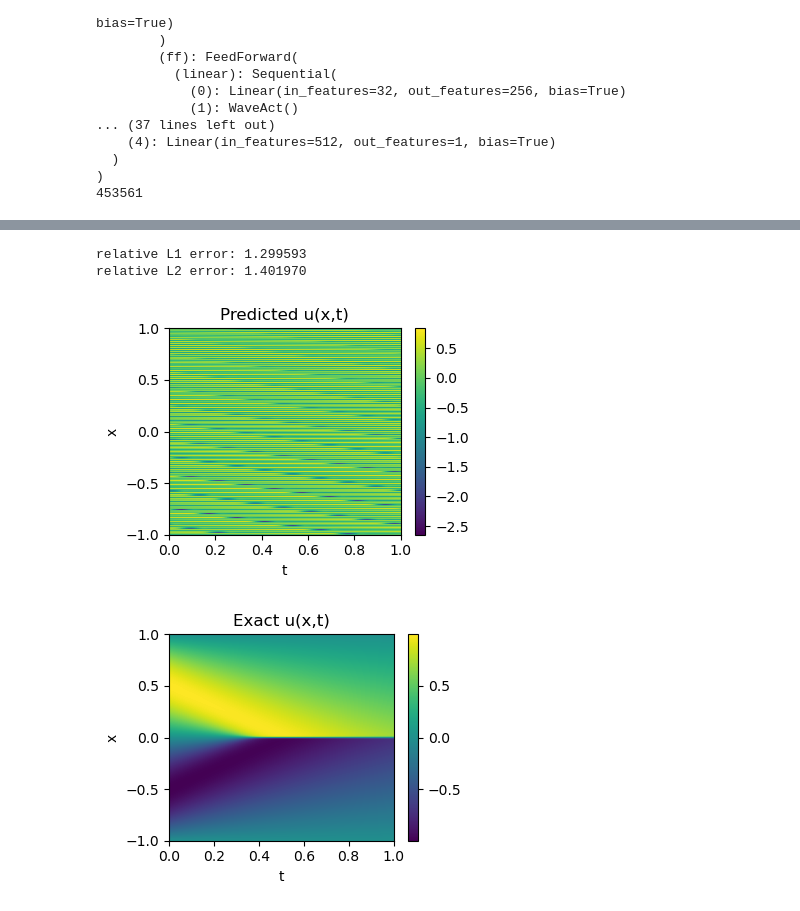
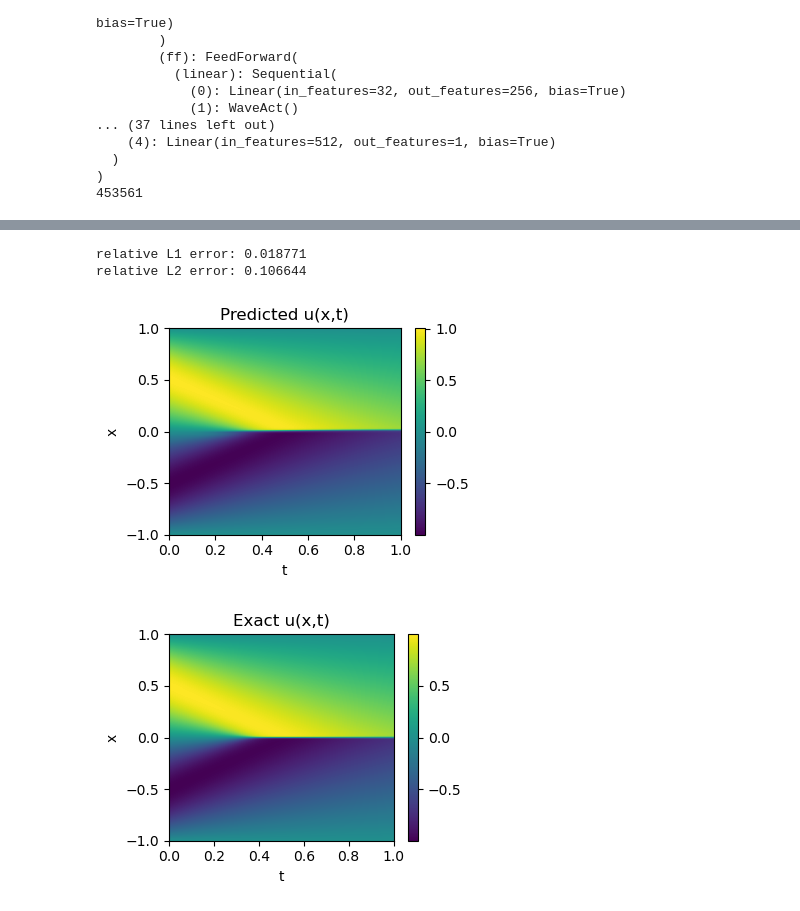
Before and after one commit to chenyuli12345/pinnsformer, a Jupyter notebook: demo/Burgers/burgers_pinnsformer.ipynb, the cells around one changed output, grey strips where cells are left out. Drawn from its saved outputs; the diff is of its cells as text; code cells hidden in the pictures.

```diff
--- a/demo/Burgers/burgers_pinnsformer.ipynb
+++ b/demo/Burgers/burgers_pinnsformer.ipynb
@@ -127,37 +129,37 @@ Train Loss: 0.018482
 # %%
 # Visualize PINNsformer
 res_test = make_time_sequence(res_test, num_step=5, step=1e-4)
 res_test = torch.tensor(res_test, dtype=torch.float32, requires_grad=True).to(device)
 x_test, t_test = res_test[:,:,0:1], res_test[:,:,1:2]
 
 with torch.no_grad():
     pred = model(x_test, t_test)[:,0:1]
     pred = pred.cpu().detach().numpy()
 
-pred = pred.reshape(256,100)
+pred = pred.reshape(100,256).T
 
 mat = scipy.io.loadmat('./burgers_shock.mat')
 u = mat['usol'].reshape(256,100)
 
 rl1 = np.sum(np.abs(u-pred)) / np.sum(np.abs(u))
 rl2 = np.sqrt(np.sum((u-pred)**2) / np.sum(u**2))
 
 print('relative L1 error: {:4f}'.format(rl1))
 print('relative L2 error: {:4f}'.format(rl2))
 
 plt.figure(figsize=(4,3))
 plt.imshow(pred, extent=[0,1,-1,1], aspect='auto')
 plt.xlabel('t')
 plt.ylabel('x')
 plt.title('Predicted u(x,t)')
 plt.colorbar()
 plt.tight_layout()
 plt.savefig('./convection_pinnsformer_pred.png')
 plt.show()
 # %% [output]
-relative L1 error: 1.299593
-relative L2 error: 1.401970
+relative L1 error: 0.018771
+relative L2 error: 0.106644
-[figure, old version]
+[figure, new version]
 # %%
 plt.figure(figsize=(4,3))
 plt.imshow(u, extent=[0,1,-1,1], aspect='auto')
```
Also changed, not shown: parts of 4 cells of this notebook, 12 other files.
